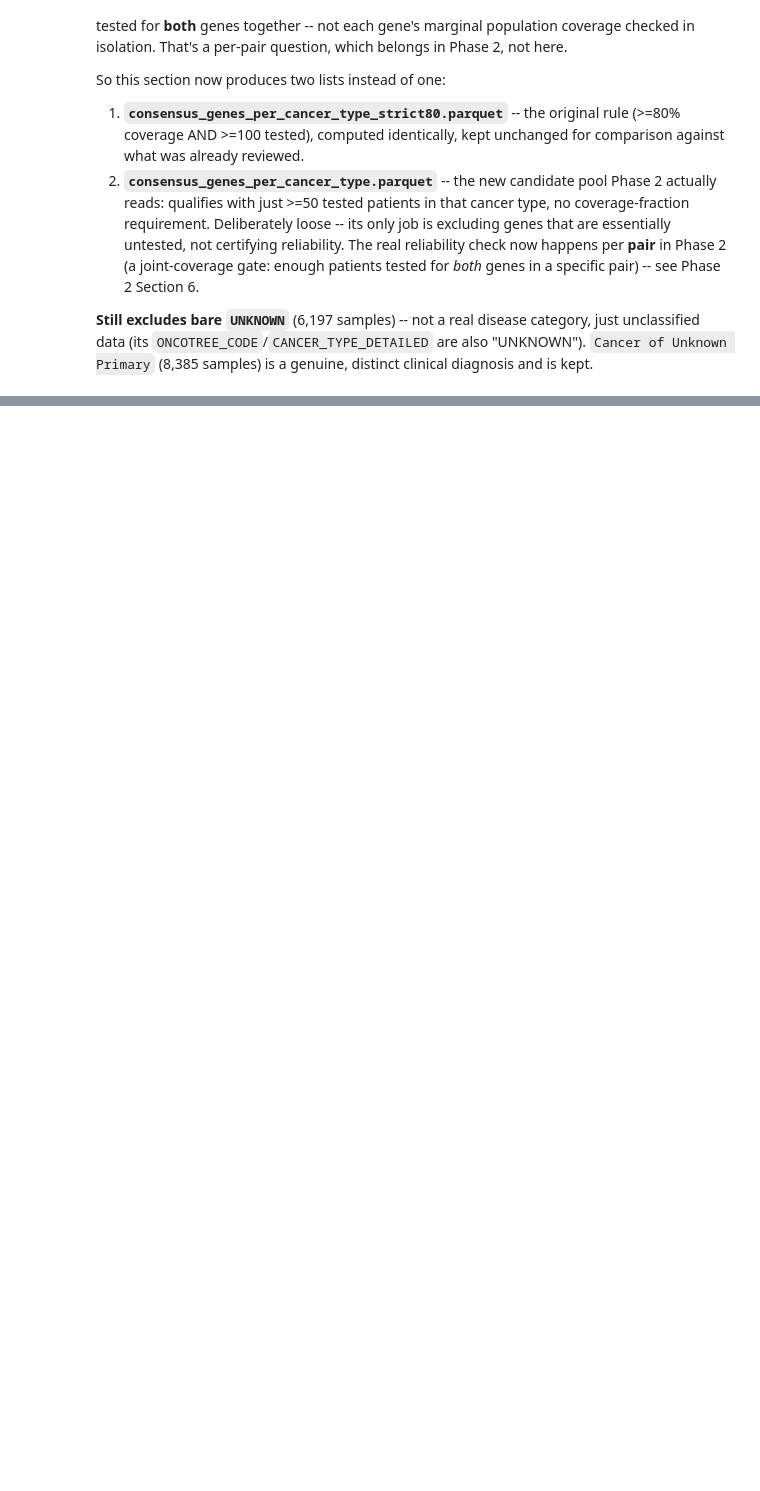
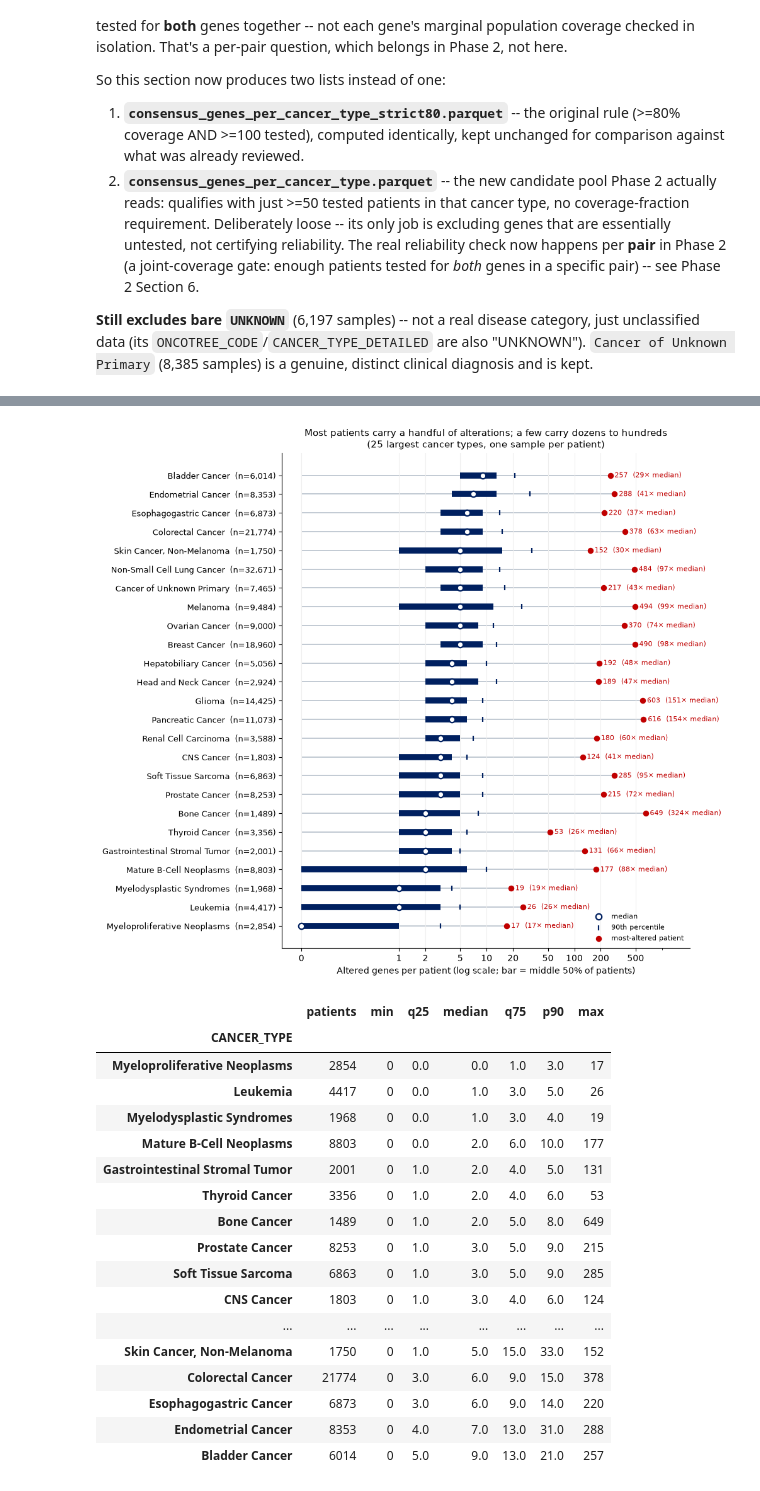
Before and after one commit to Wlimni/Learning-Cancer-Mutation-Landscapes-from-Large-Scale-Mutation-Testing-Data-fyp, a Jupyter notebook: notebooks/01_phase1_preprocessing.ipynb, the cells around one changed output, grey strips where cells are left out. Cells and saved outputs as stored; diff of their text form; code cells hidden in the pictures; blank space fills up the shorter version.

```diff
--- a/notebooks/01_phase1_preprocessing.ipynb
+++ b/notebooks/01_phase1_preprocessing.ipynb
@@ -1511,3 +1691,72 @@ plt.show()
+# %%
+# Alterations per patient, by cancer type: the skew Phase 2 has to handle.
+# One representative sample per patient (Section 1c); a patient with no kept
+# alteration counts as 0. Counts are distinct altered genes on the patient's
+# own panel, so a larger panel can report more -- the within-cancer-type
+# spread is the point here, not exact cross-type comparison.
+import numpy as np
+import matplotlib.pyplot as plt
+
+rep = clinical.loc[clinical["IS_REPRESENTATIVE"], ["SAMPLE_ID", "CANCER_TYPE"]]
+per_patient = (alterations[alterations["IS_REPRESENTATIVE"]]
+               .groupby("Sample_ID")["Hugo_Symbol"].nunique())
+burden = rep.assign(n_altered=rep["SAMPLE_ID"].map(per_patient).fillna(0).astype(int))
+
+top_types = burden["CANCER_TYPE"].value_counts().drop("UNKNOWN", errors="ignore").head(25).index
+b = burden[burden["CANCER_TYPE"].isin(top_types)]
+burden_summary = (b.groupby("CANCER_TYPE")["n_altered"]
+                  .agg(patients="size", min="min",
+                       q25=lambda s: s.quantile(0.25), median="median",
+                       q75=lambda s: s.quantile(0.75), p90=lambda s: s.quantile(0.90), max="max")
+                  .sort_values("median"))
+
+fig, ax = plt.subplots(figsize=(10, 9))
+y = np.arange(len(burden_summary))
+s = burden_summary
+ax.hlines(y, s["min"], s["max"], color="#B8C1CC", lw=1.2, zorder=1)                     # full range
+ax.hlines(y, s["q25"], s["q75"], color="#002060", lw=7, zorder=2)                        # middle 50%
+ax.scatter(s["median"], y, s=46, color="white", edgecolor="#002060", lw=1.6, zorder=3, label="median")
+ax.scatter(s["p90"], y, s=26, marker="|", color="#002060", lw=1.6, zorder=3, label="90th percentile")
+ax.scatter(s["max"], y, s=34, color="#C00000", zorder=3, label="most-altered patient")
+for yi, (mx, med) in enumerate(zip(s["max"], s["median"])):
+    ax.text(mx * 1.12, yi, f"{mx:,.0f}  ({mx / max(med, 1):.0f}× median)", va="center", fontsize=8, color="#C00000")
+ax.set_xscale("symlog", linthresh=1)
+ax.set_xticks([0, 1, 2, 5, 10, 20, 50, 100, 200, 500])
+ax.get_xaxis().set_major_formatter(plt.matplotlib.ticker.ScalarFormatter())
+ax.set_xlim(-0.2, s["max"].max() * 3.2)
+ax.set_yticks(y)
+ax.set_yticklabels([f"{ct}  (n={n:,})" for ct, n in zip(s.index, s["patients"])], fontsize=9)
+ax.set_xlabel("Altered genes per patient (log scale; bar = middle 50% of patients)")
+ax.set_title("Most patients carry a handful of alterations; a few carry dozens to hundreds\n"
+             "(25 largest cancer types, one sample per patient)", fontsize=11)
+ax.grid(axis="x", color="#EEEEEE", zorder=0)
+for side in ("top", "right"):
+    ax.spines[side].set_visible(False)
+ax.legend(loc="lower right", fontsize=8, frameon=False)
+plt.tight_layout()
+plt.show()
+
+burden_summary.round(1)
+# %% [output]
+[figure, added]
+|  | patients | min | q25 | median | q75 | p90 | max |
+| CANCER_TYPE |  |  |  |  |  |  |  |
+| Myeloproliferative Neoplasms | 2854 | 0 | 0.0 | 0.0 | 1.0 | 3.0 | 17 |
+| Leukemia | 4417 | 0 | 0.0 | 1.0 | 3.0 | 5.0 | 26 |
+| Myelodysplastic Syndromes | 1968 | 0 | 0.0 | 1.0 | 3.0 | 4.0 | 19 |
+| Mature B-Cell Neoplasms | 8803 | 0 | 0.0 | 2.0 | 6.0 | 10.0 | 177 |
+| Gastrointestinal Stromal Tumor | 2001 | 0 | 1.0 | 2.0 | 4.0 | 5.0 | 131 |
+| Thyroid Cancer | 3356 | 0 | 1.0 | 2.0 | 4.0 | 6.0 | 53 |
+| Bone Cancer | 1489 | 0 | 1.0 | 2.0 | 5.0 | 8.0 | 649 |
+| Prostate Cancer | 8253 | 0 | 1.0 | 3.0 | 5.0 | 9.0 | 215 |
+| Soft Tissue Sarcoma | 6863 | 0 | 1.0 | 3.0 | 5.0 | 9.0 | 285 |
+| CNS Cancer | 1803 | 0 | 1.0 | 3.0 | 4.0 | 6.0 | 124 |
+| ... | ... | ... | ... | ... | ... | ... | ... |
+| Skin Cancer, Non-Melanoma | 1750 | 0 | 1.0 | 5.0 | 15.0 | 33.0 | 152 |
+| Colorectal Cancer | 21774 | 0 | 3.0 | 6.0 | 9.0 | 15.0 | 378 |
+| Esophagogastric Cancer | 6873 | 0 | 3.0 | 6.0 | 9.0 | 14.0 | 220 |
+| Endometrial Cancer | 8353 | 0 | 4.0 | 7.0 | 13.0 | 31.0 | 288 |
+| Bladder Cancer | 6014 | 0 | 5.0 | 9.0 | 13.0 | 21.0 | 257 |
 # %% [markdown]
 ## Discussion
 
```
Also changed, not shown: parts of 32 cells of this notebook, 23 other files.
